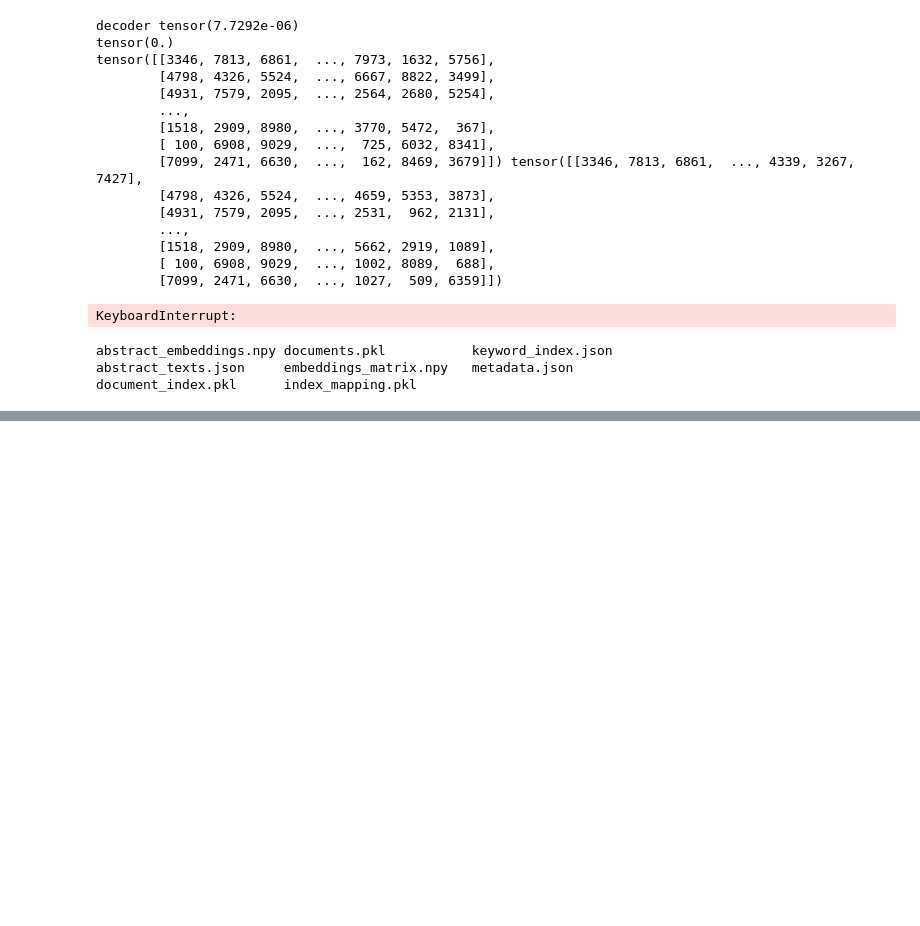
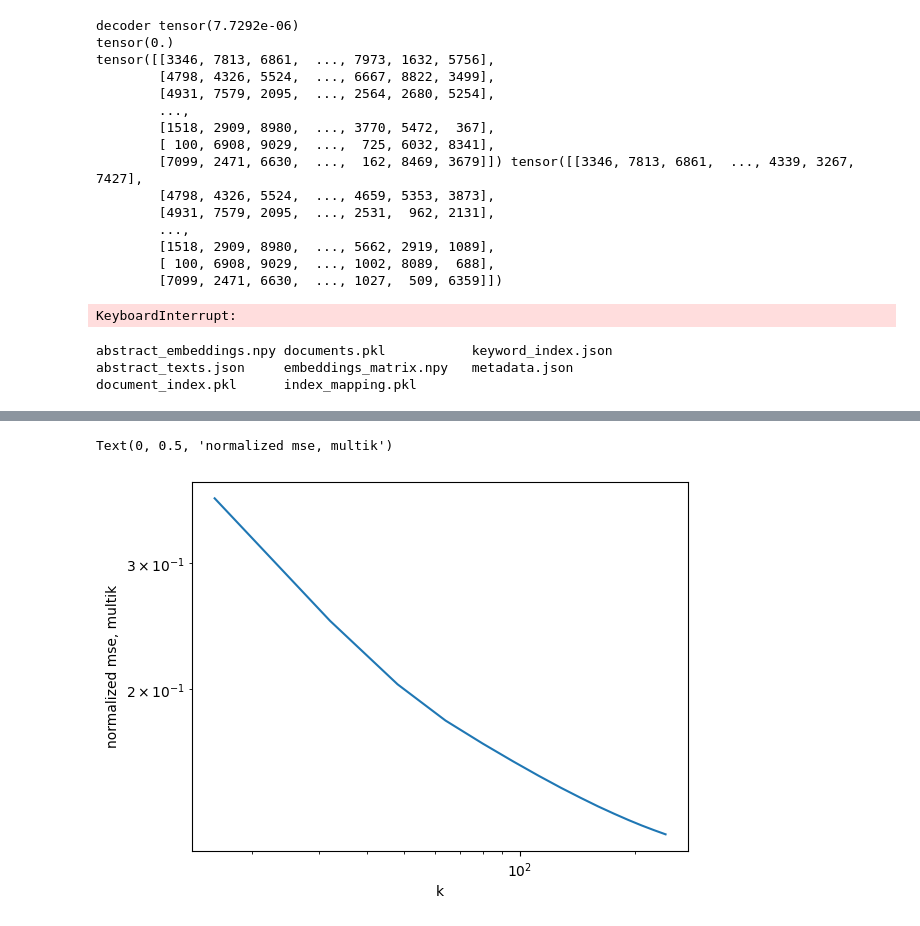
Before and after one commit to jsalt2024-evaluating-llms-for-astronomy/retrieval, a Jupyter notebook: saerch/christine.ipynb, the cells around one changed output, grey strips where cells are left out. Cells and saved outputs as stored; diff of their text form; code cells hidden in the pictures; blank space fills up the shorter version.

```diff
--- a/saerch/christine.ipynb
+++ b/saerch/christine.ipynb
@@ -211,0 +305,9 @@ top_abstracts, zero_abstracts = analyzer.get_feature_activations(num_samples)
+# %%
+plt.plot(kvals, mse)
+plt.yscale("log")
+plt.xscale("log")
+plt.xlabel('k')
+plt.ylabel('normalized mse, multik')
+# %% [output]
+Text(0, 0.5, 'normalized mse, multik')
+[figure, added]
```
Also changed, not shown: parts of 24 cells of this notebook, 32 other files.
